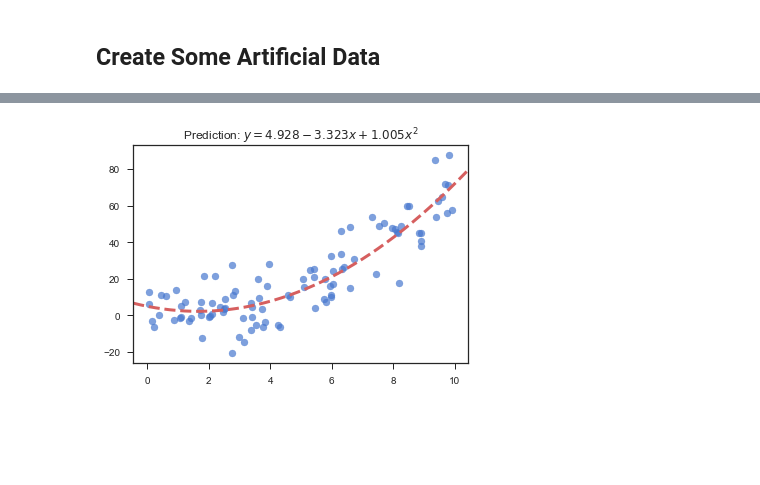
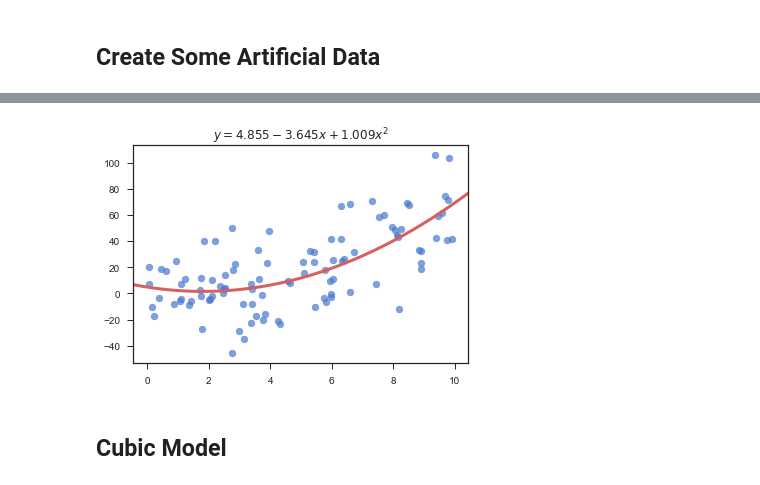
Before and after one commit to artemmavrin/StatTools, a Jupyter notebook: examples/Polynomial Regression.ipynb, the cells around one changed output, grey strips where cells are left out. Drawn from its saved outputs; the diff is of its cells as text; code cells hidden in the pictures; blank space fills up the shorter version.

Commit message:
Added PolynomialRegression.poly_str; updated polynomial regression example

```diff
--- a/examples/Polynomial Regression.ipynb
+++ b/examples/Polynomial Regression.ipynb
@@ -24,0 +17,26 @@ y = a + b * x + c * (x ** 2) + np.random.normal(0, 10, n)
+# %%
+n = 100
+
+# Actual model coefficients
+a = 5
+b = -3
+c = 1
+
+x = np.random.uniform(0, 10, n)
+y = a + b * x + c * (x ** 2) + np.random.normal(0, 20, n)
+
+# Scatter plot of the raw data
+plt.figure()
+plt.scatter(x, y, c="b", alpha=0.7)
+
+# Plot of the true curve
+xmin, xmax = plt.xlim()
+ymin, ymax = plt.ylim()
+t = np.linspace(xmin, xmax, num=100)
+plt.plot(t, a + b * t + c * (t ** 2), c="k")
+plt.xlim((xmin, xmax))
+plt.ylim((ymin, ymax))
+
+plt.title(f"y = ${a} {b} x + {c} x^2$")
+plt.show()
+plt.close()
@@ -31,13 +71,12 @@ Wall time: 6.2 µs
 # %%
-# Get coefficients of the model
-a_hat, b_hat, c_hat = model.coef
-
 # Plot the regression curve
 plt.figure()
 plt.scatter(x, y, c="b", alpha=0.7)
-model.fit_plot(lw=3, c="r", ls="--")
-plt.title(f"Prediction: $y = {a_hat:.3f} {'+' if b_hat >= 0 else ''} {b_hat:.3f}x {'+' if c_hat >= 0 else ''} {c_hat:.3f}x^2$")
+model.fit_plot(lw=3, c="r")
+plt.title(f"${model.poly_str()}$")
 plt.show()
 plt.close()
 # %% [output]
-[figure, old version]
+[figure, new version]
+# %% [markdown]
+## Cubic Model
```
Also changed, not shown: parts of 21 cells of this notebook, 1 other file.
